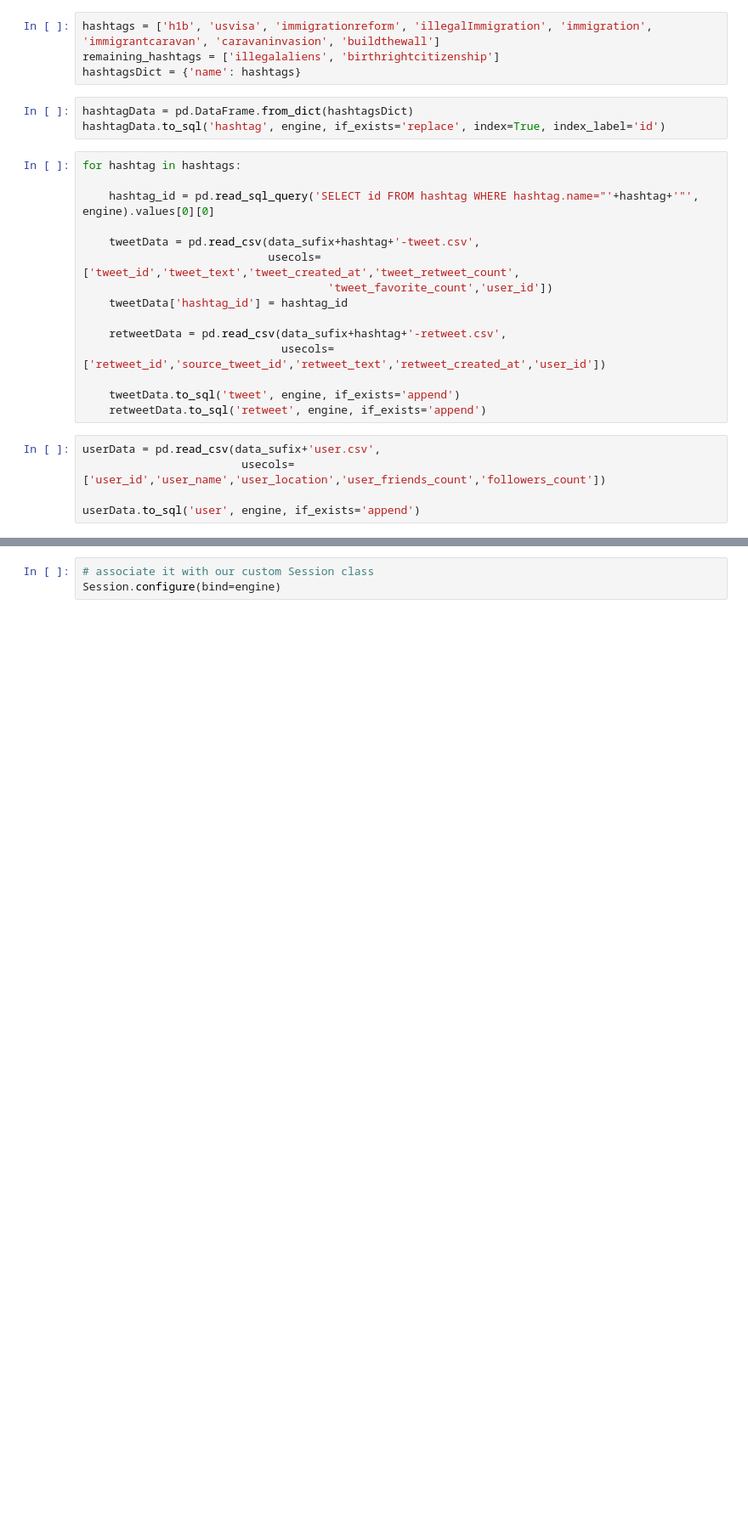
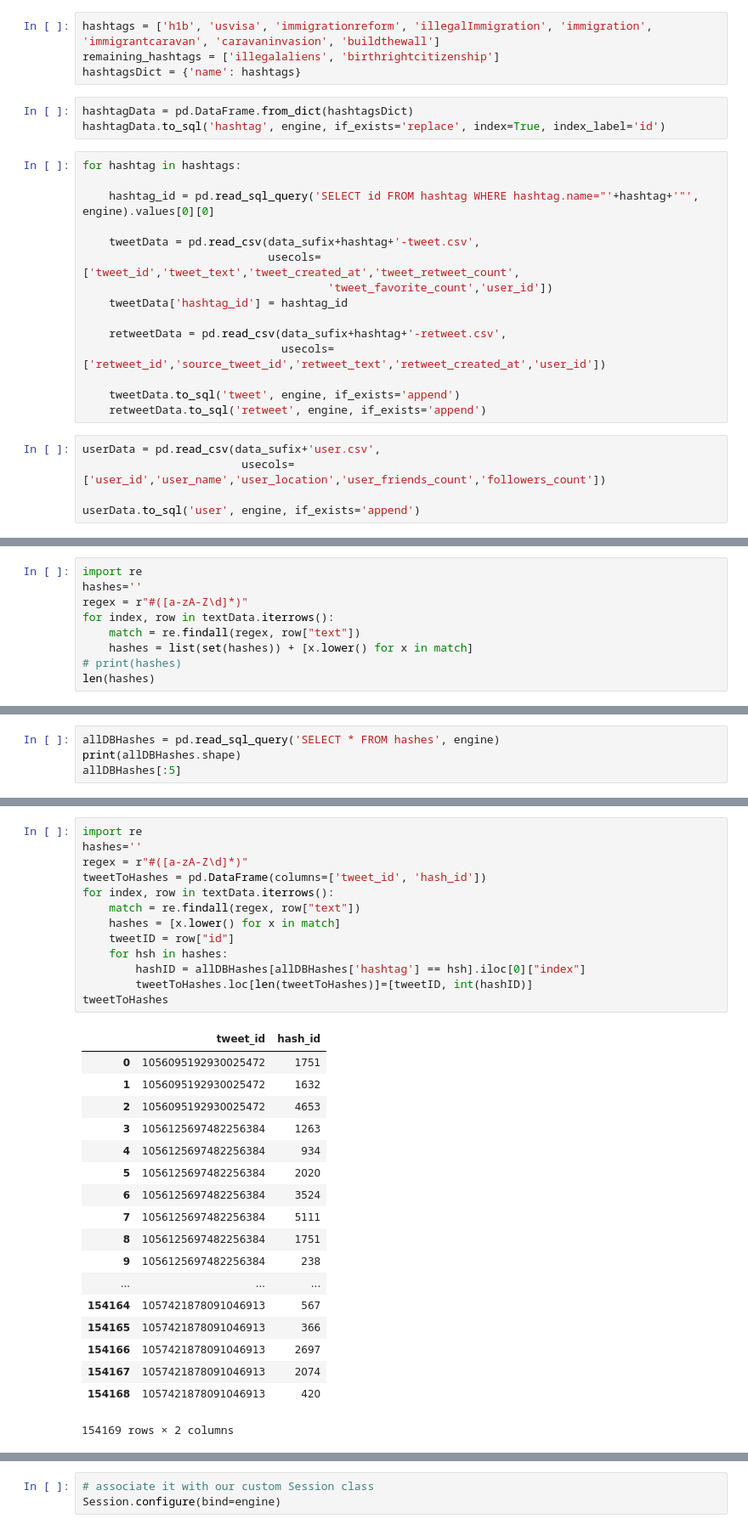
Before and after one commit to annaaniol/DataExploration, a Jupyter notebook: database.ipynb, the cells around one changed output, grey strips where cells are left out. Shown at 85% size. Drawn from its saved outputs; the diff is of its cells as text; blank space fills up the shorter version.

```diff
--- a/database.ipynb
+++ b/database.ipynb
@@ -44,0 +77,9 @@ userData.to_sql('user', engine, if_exists='append')
+# %%
+import re
+hashes=''
+regex = r"#([a-zA-Z\d]*)"
+for index, row in textData.iterrows():
+    match = re.findall(regex, row["text"])
+    hashes = list(set(hashes)) + [x.lower() for x in match]
+# print(hashes)
+len(hashes)
@@ -44,0 +91,4 @@ userData.to_sql('user', engine, if_exists='append')
+# %%
+allDBHashes = pd.read_sql_query('SELECT * FROM hashes', engine)
+print(allDBHashes.shape)
+allDBHashes[:5]
@@ -44,0 +103,32 @@ userData.to_sql('user', engine, if_exists='append')
+# %%
+import re
+hashes=''
+regex = r"#([a-zA-Z\d]*)"
+tweetToHashes = pd.DataFrame(columns=['tweet_id', 'hash_id'])
+for index, row in textData.iterrows():
+    match = re.findall(regex, row["text"])
+    hashes = [x.lower() for x in match]
+    tweetID = row["id"]
+    for hsh in hashes:
+        hashID = allDBHashes[allDBHashes['hashtag'] == hsh].iloc[0]["index"]
+        tweetToHashes.loc[len(tweetToHashes)]=[tweetID, int(hashID)]
+tweetToHashes
+# %% [output]
+|  | tweet_id | hash_id |
+| 0 | 1056095192930025472 | 1751 |
+| 1 | 1056095192930025472 | 1632 |
+| 2 | 1056095192930025472 | 4653 |
+| 3 | 1056125697482256384 | 1263 |
+| 4 | 1056125697482256384 | 934 |
+| 5 | 1056125697482256384 | 2020 |
+| 6 | 1056125697482256384 | 3524 |
+| 7 | 1056125697482256384 | 5111 |
+| 8 | 1056125697482256384 | 1751 |
+| 9 | 1056125697482256384 | 238 |
+| ... | ... | ... |
+| 154164 | 1057421878091046913 | 567 |
+| 154165 | 1057421878091046913 | 366 |
+| 154166 | 1057421878091046913 | 2697 |
+| 154167 | 1057421878091046913 | 2074 |
+| 154168 | 1057421878091046913 | 420 |
+154169 rows × 2 columns
```
Also changed, not shown: parts of 6 cells of this notebook.
